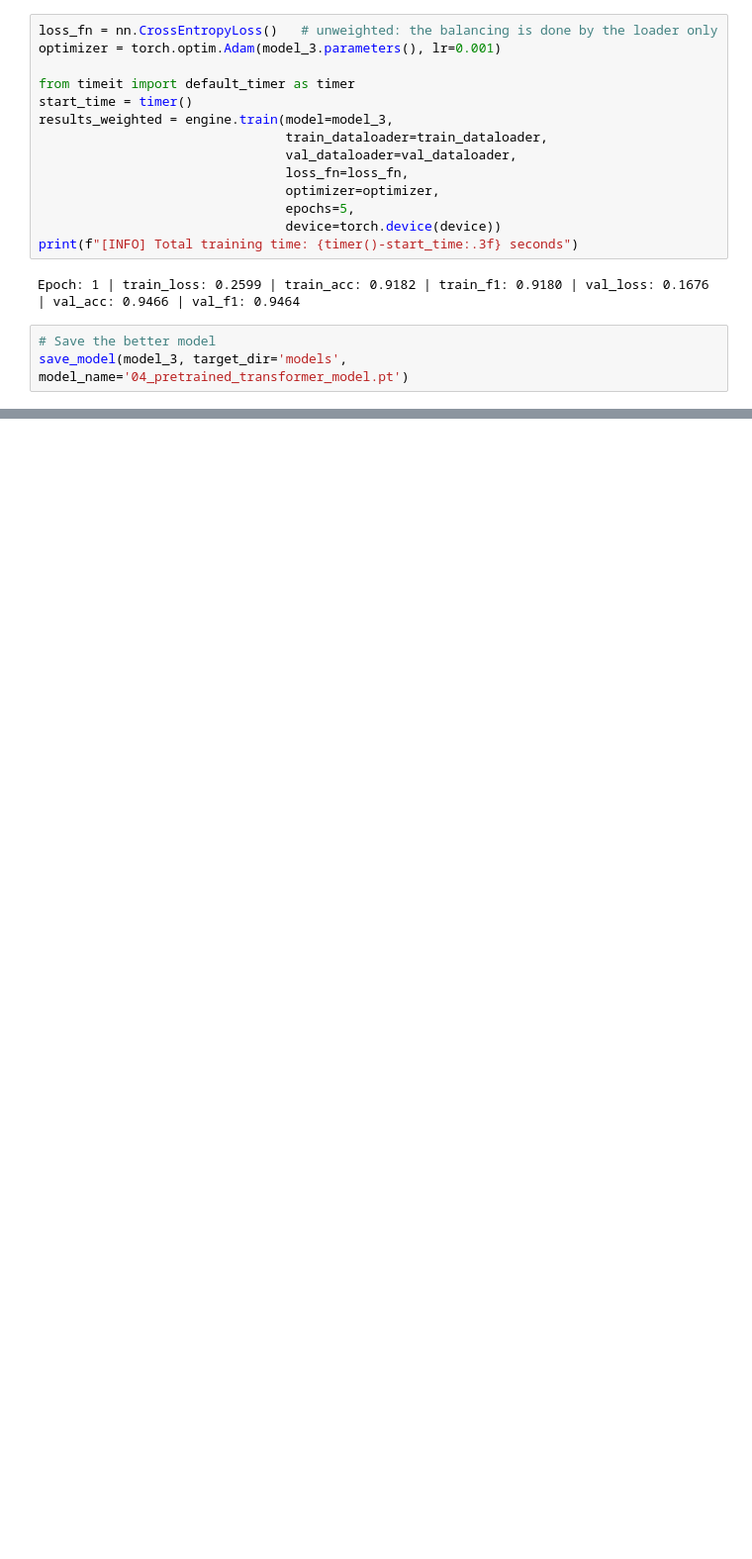
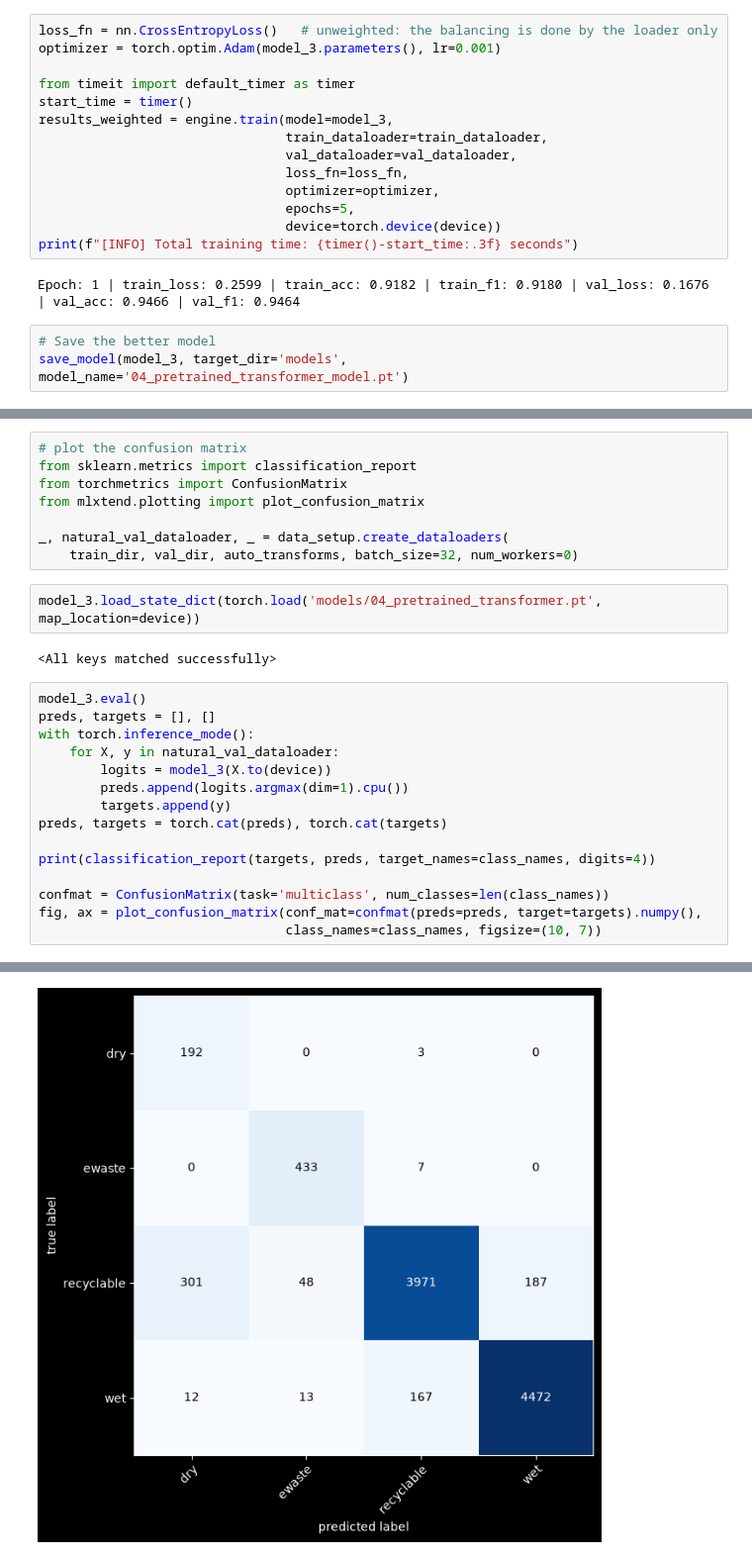
Before and after one commit to DinoKiller0607/EcoSort-AI, a Jupyter notebook: classifier_notebook.ipynb, the cells around one changed output, grey strips where cells are left out. Shown at 99% size. Drawn from its saved outputs; the diff is of its cells as text; blank space fills up the shorter version.

```diff
--- a/classifier_notebook.ipynb
+++ b/classifier_notebook.ipynb
@@ -1016,0 +1028,28 @@ save_model(model_3, target_dir='models', model_name='04_pretrained_transformer_m
+# %%
+# plot the confusion matrix
+from sklearn.metrics import classification_report
+from torchmetrics import ConfusionMatrix
+from mlxtend.plotting import plot_confusion_matrix
+
+_, natural_val_dataloader, _ = data_setup.create_dataloaders(
+    train_dir, val_dir, auto_transforms, batch_size=32, num_workers=0)
+# %%
+model_3.load_state_dict(torch.load('models/04_pretrained_transformer.pt', map_location=device))
+# %% [output]
+<All keys matched successfully>
+# %%
+model_3.eval()
+preds, targets = [], []
+with torch.inference_mode():
+    for X, y in natural_val_dataloader:
+        logits = model_3(X.to(device))
+        preds.append(logits.argmax(dim=1).cpu())
+        targets.append(y)
+preds, targets = torch.cat(preds), torch.cat(targets)
+
+print(classification_report(targets, preds, target_names=class_names, digits=4))
+
+confmat = ConfusionMatrix(task='multiclass', num_classes=len(class_names))
+fig, ax = plot_confusion_matrix(conf_mat=confmat(preds=preds, target=targets).numpy(),
+                                class_names=class_names, figsize=(10, 7))
+# %% [output]
@@ -1016,0 +1066 @@ save_model(model_3, target_dir='models', model_name='04_pretrained_transformer_m
+[figure, added]
```
Also changed, not shown: parts of 7 cells of this notebook.
